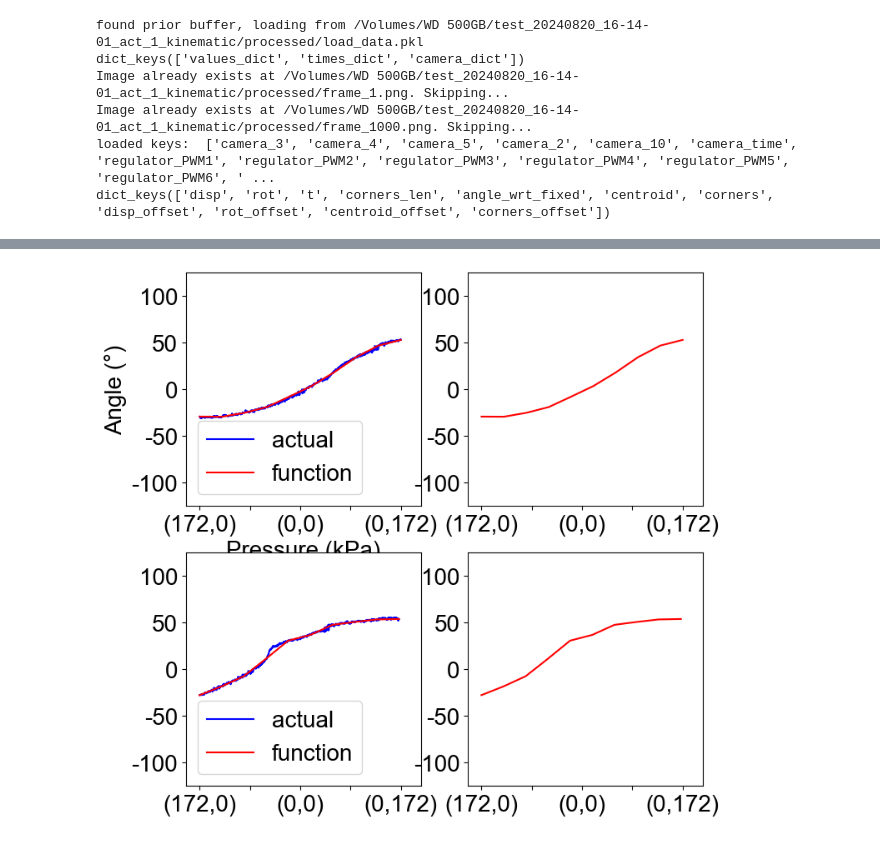
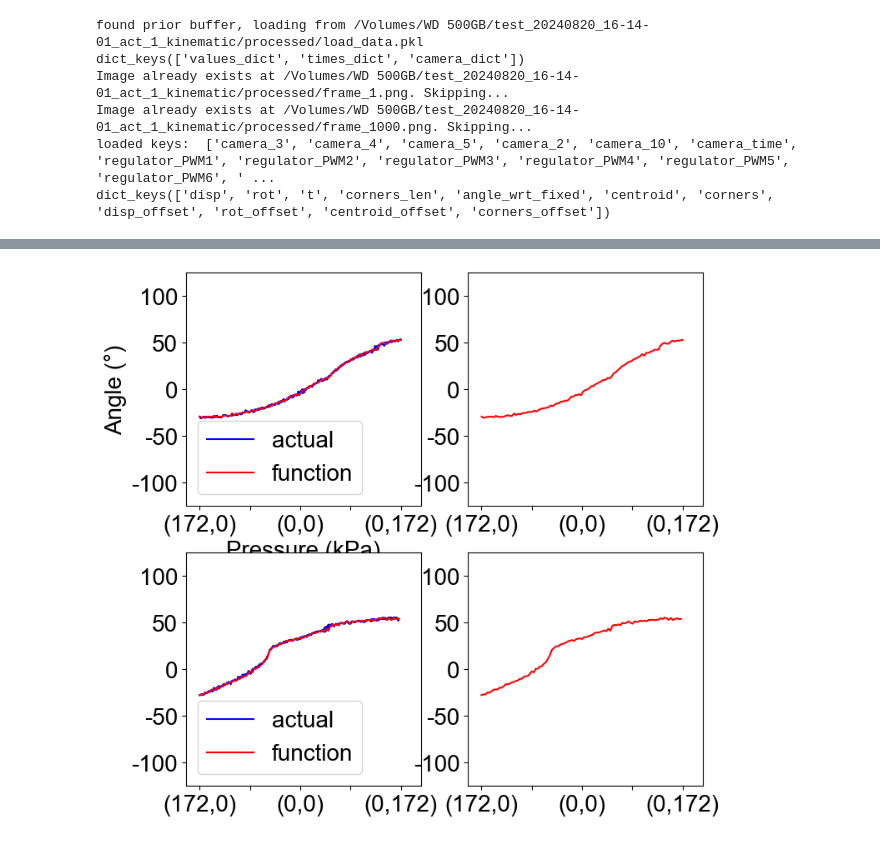
Before and after one commit to eugeneng04/bml, a Jupyter notebook: simulator/conversion.ipynb, the cells around one changed output, grey strips where cells are left out. Drawn from its saved outputs; the diff is of its cells as text; code cells hidden in the pictures.

```diff
--- a/simulator/conversion.ipynb
+++ b/simulator/conversion.ipynb
@@ -297,36 +295,36 @@ def interp(x_vals, y_vals):
 
 fig, axs = plt.subplots(2, 2, figsize = (8, 8))
 top_x = camera_data_dict['t_cycle_top'][tag_of_desired][start_idx:end_idx][np.where(camera_data_dict['t_cycle_top'][tag_of_desired][start_idx:end_idx] != -1)]
-top_func = interp(top_x, top_y)
-x = np.linspace(min(top_x), max(top_x), 10)
+top_func = scipy.interpolate.interp1d(top_x, top_y)
+x = np.linspace(min(top_x), max(top_x), 100)
 axs[0][0].plot(top_x, top_y, color = "blue", label = "actual") #plotting angle vs time
 axs[0][0].plot(x, top_func(x), color = "red", label = "function")
 axs[0][1].plot(x, top_func(x), color = "red", label = "function")
 axs[0][0].legend()
 
 bot_x = camera_data_dict['t_cycle_bot'][tag_of_desired][start_idx:end_idx][np.where(camera_data_dict['t_cycle_bot'][tag_of_desired][start_idx:end_idx] != -1)]
-bot_func = interp(bot_x, bot_y)
-x = np.linspace(min(bot_x), max(bot_x), 10)
+bot_func = scipy.interpolate.interp1d(bot_x, bot_y, fill_value = "extrapolate", kind = "quadratic")
+x = np.linspace(min(bot_x), max(bot_x), 100)
 axs[1][0].plot(bot_x, bot_y, color="blue", label = "actual")
 axs[1][0].plot(x, bot_func(x), color = "red", label = "function")
 axs[1][1].plot(x, bot_func(x), color = "red", label = "function")
 axs[1][0].legend()
 
 for i, ax in enumerate(axs.flatten()):
     ax.set_ylim(-125, 125)
     ax.set_yticks([-100, -50, 0, 50, 100])
     ax.set_yticklabels(['-100', '-50','0',  '50','100'])
     ax.set_xlim(-10, np.max(camera_data_dict['t_cycle'][tag_of_desired][start_idx:end_idx])*1.1)
     #map tmime to pressure
     ax.set_xticks([map_range(tmp, -25, 25,
                             np.min(camera_data_dict['t_cycle'][tag_of_desired][start_idx:end_idx]),
                             np.max(camera_data_dict['t_cycle'][tag_of_desired][start_idx:end_idx])) for tmp in [-25, -12.5, 0, 12.5, 25]])
     ax.set_xticklabels(['(172,0)', '', '(0,0)', '', '(0,172)'])
 
     #ax.set_title(f'{psi[i]} kPa', fontsize='24')
     #ax.text(0.03, 0.97,f'Middle = {psi[i]} psi', transform=ax.transAxes, verticalalignment='top',  bbox=dict(facecolor='white', edgecolor='none', alpha=0.5))
     if i == 0:
         ax.set_ylabel('Angle (°)', )
         ax.set_xlabel('Pressure (kPa)', )
 # %% [output]
-[figure, old version]
+[figure, new version]
```
Also changed, not shown: parts of 19 cells of this notebook, 2 other files.
